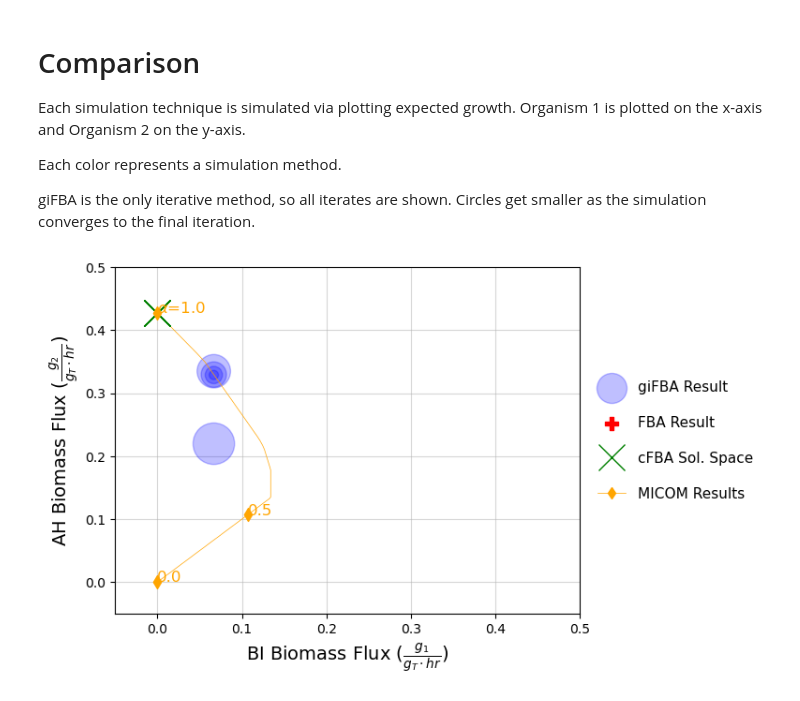
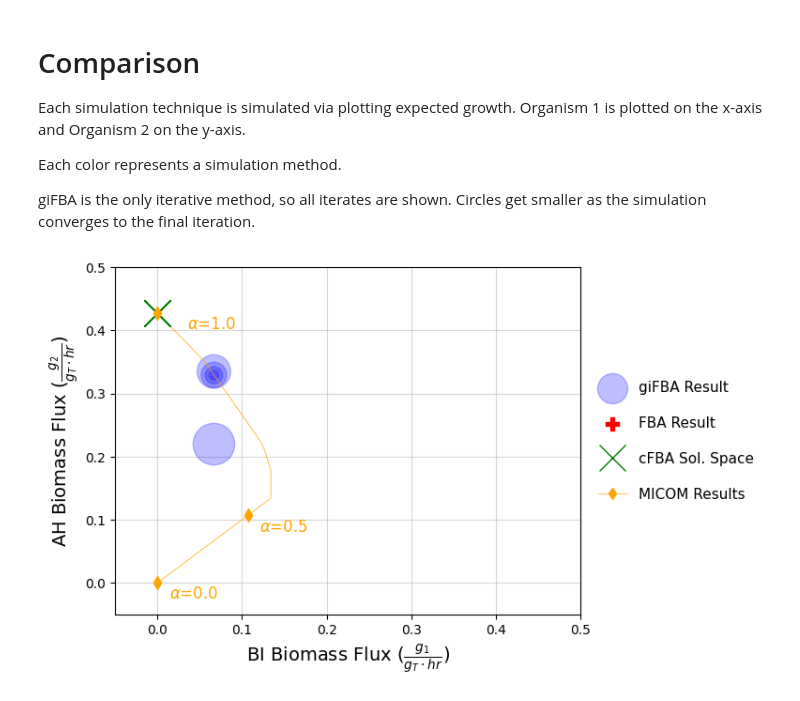
Before and after one commit to m-3-lab/giFBA, a Jupyter notebook: Examples/2_real_models/2_ahallii_binfantis.ipynb, the cells around one changed output. Drawn from its saved outputs; the diff is of its cells as text; code cells hidden in the pictures.

```diff
--- a/Examples/2_real_models/2_ahallii_binfantis.ipynb
+++ b/Examples/2_real_models/2_ahallii_binfantis.ipynb
@@ -26,8 +26,11 @@ import optlang
 ## Greedy Interaction FBA
 # %%
 # AGORA models
-AH_path = "data/Eubacterium_hallii_DSM_3353.mat"
-BI_path = "data/Bifidobacterium_longum_infantis_ATCC_15697.mat"
+# AH_path = "data/Eubacterium_hallii_DSM_3353.mat"
+# BI_path = "data/Bifidobacterium_longum_infantis_ATCC_15697.mat"
+
+AH_path = "../../AGORA2_Models/Eubacterium_hallii_DSM_3353.mat"
+BI_path = "../../AGORA2_Models/Bifidobacterium_longum_infantis_ATCC_15697.mat"
 
 AH = cb.io.load_matlab_model(AH_path)
 BI = cb.io.load_matlab_model(BI_path)
@@ -421,32 +445,33 @@ if parent_dir not in sys.path:
     sys.path.insert(0, parent_dir)
 import plotting_module as pm
 
 # compared to MICOM (both interpretations)
 pm.plot_micom_tradeoff_pts(micom_results,
                            "relative",
                            [0.0, 0.5, 1.0], # alpha tradeoffs to add text labels to
                            community.rel_abund,
                            colors[3],
                            micom_marker_size,
                            micom_line_width,
-                           [(0, 0), (-0, 0), (0, 0)]) # x, y offsets for text labels
+                           # old: [(0, 0), (-0, 0), (0, 0)]
+                           [(0.014, -0.025), (0.014, -0.025), (0.035, -0.025)]) # x, y offsets for text labels
 
 # create custom legend entry
 micom_rel_handle = plt.Line2D([0], [0], color=colors[3], lw=micom_line_width, marker="d", label='MICOM Results (Rel. Rates)')
 handles, labels = plt.gca().get_legend_handles_labels() # pull original legend
 handles.append(micom_rel_handle) # add new legend entry
 labels.append("MICOM Results") # add new legend entry
 plt.legend(handles=handles, labels=labels,
            fontsize=11, loc='center right', bbox_to_anchor=(1.4, 0.5), ncol=1, frameon=False, labelspacing=1.5)
 
 # annotate
 axis_lab_size = 14
 plt.grid(zorder=0, alpha=0.5)
 plt.xlabel(r"BI Biomass Flux ($\frac{g_1}{g_T \cdot hr}$)", fontsize=axis_lab_size)
 plt.ylabel(r"AH Biomass Flux ($\frac{g_2}{g_T \cdot hr}$)", fontsize=axis_lab_size)
 plt.xlim(-0.05, 0.5)
 plt.ylim(-0.05, 0.5)
 
 plt.savefig("../figures/real_model_figs/paper_figs/2_ahallii_binfantis.svg", bbox_inches='tight')
 # %% [output]
-[figure, old version]
+[figure, new version]
```
Also changed, not shown: parts of 4 cells of this notebook, 31 other files.
